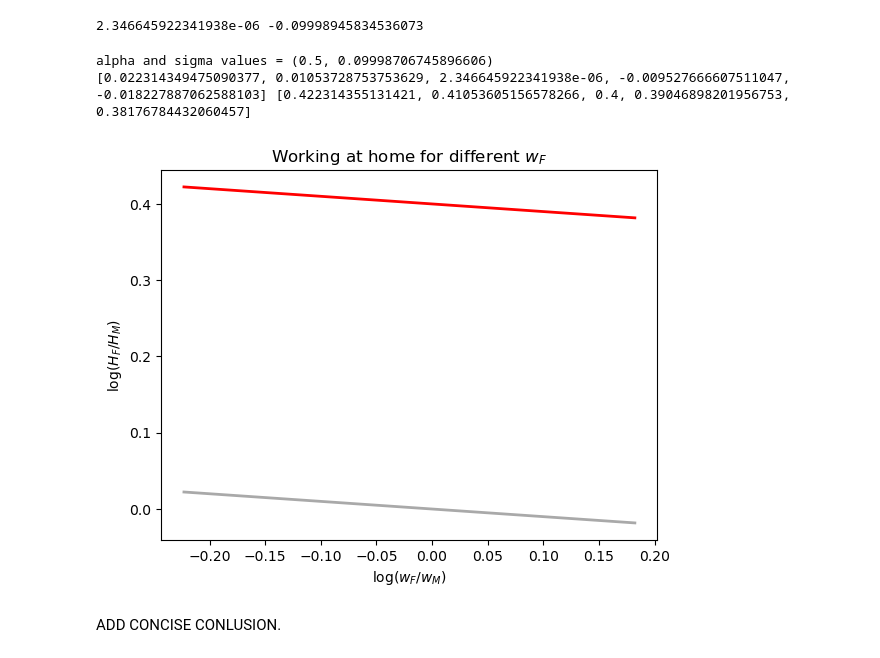
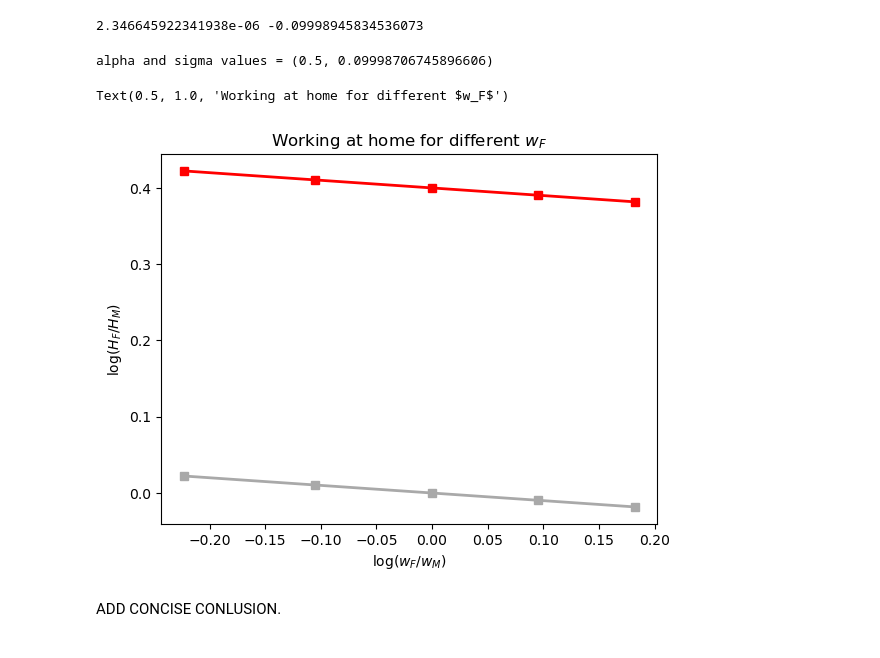
Before and after one commit to NumEconCopenhagen/projects-2023-3500, a Jupyter notebook: inauguralproject/inauguralproject.ipynb, the cells around one changed output. Cells and saved outputs as stored; diff of their text form; code cells hidden in the pictures.

```diff
--- a/inauguralproject/inauguralproject.ipynb
+++ b/inauguralproject/inauguralproject.ipynb
@@ -181,22 +181,21 @@ print(beta0_base,beta1_base)
 # %%
 model = HouseholdSpecializationModelClass()
 sol = model.solve_wF_vec(discrete=False)
 
 # Run"Drive" and print alpha and sigma
 model.estimate(use='extended')
 print(f"alpha and sigma values = {model.par.alpha, model.sol.sigma}")
 
 ybase = [beta0_base+beta1_base * log_wfi for log_wfi in log_wf]
 ysimyet = [0.4 - 0.1 * log_wfi for log_wfi in log_wf]
-plt.plot(log_wf, ybase, color='darkgrey', lw=2)
-plt.plot(log_wf, ysimyet, color='red', lw=2)
+plt.plot(log_wf, ybase, color='darkgrey', lw=2, marker="s")
+plt.plot(log_wf, ysimyet, color='red', lw=2, marker="s")
 plt.xlabel("log($w_F/w_M$)")
 plt.ylabel("log($H_F/H_M$)")
 plt.title("Working at home for different $w_F$")
-print(ybase,ysimyet)
 # %% [output]
 alpha and sigma values = (0.5, 0.09998706745896606)
-[0.022314349475090377, 0.01053728753753629, 2.346645922341938e-06, -0.009527666607511047, -0.018227887062588103] [0.422314355131421, 0.41053605156578266, 0.4, 0.39046898201956753, 0.38176784432060457]
+Text(0.5, 1.0, 'Working at home for different $w_F$')
-[figure, old version]
+[figure, new version]
 # %% [markdown]
 ADD CONCISE CONLUSION.
```
